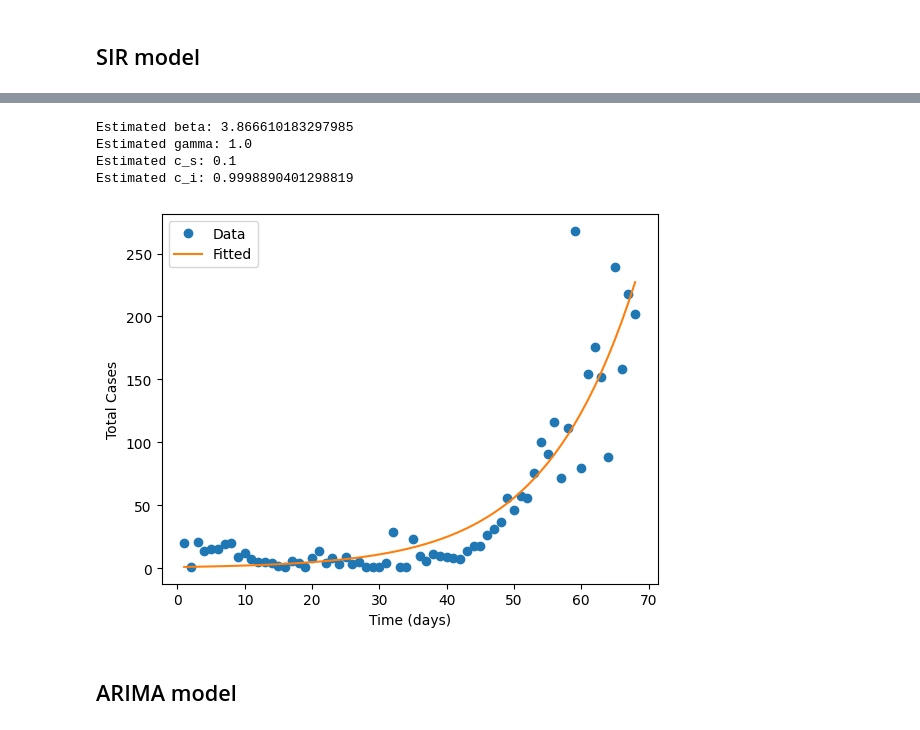
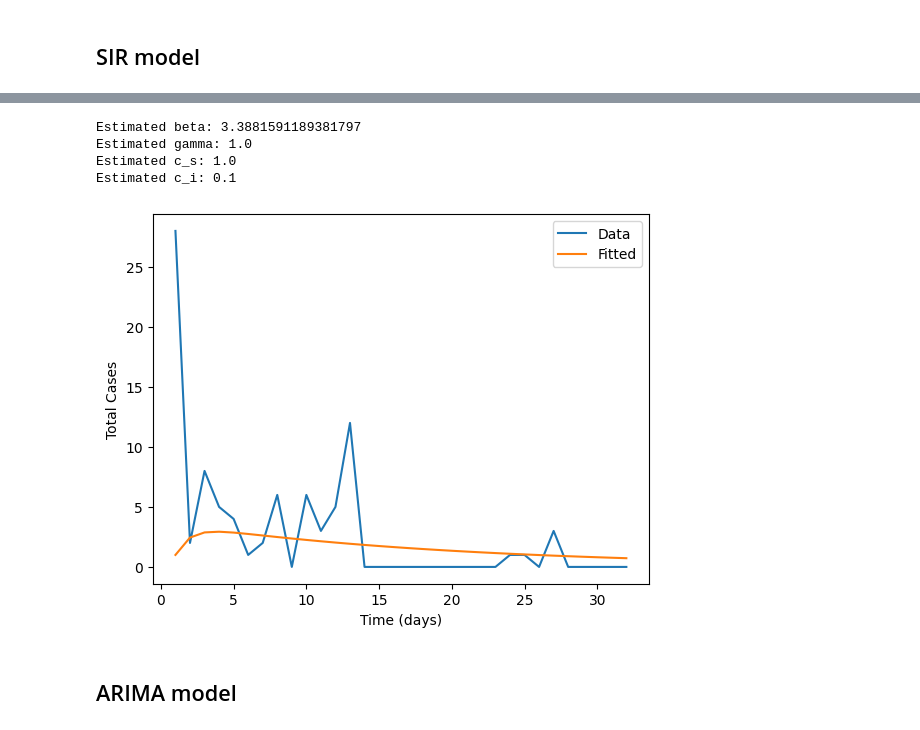
Before and after one commit to NguyenDucAnforwork/applied_statistics_prj, a Jupyter notebook: model/model.ipynb, the cells around one changed output, grey strips where cells are left out. Drawn from its saved outputs; the diff is of its cells as text; code cells hidden in the pictures.

```diff
--- a/model/model.ipynb
+++ b/model/model.ipynb
@@ -85,6 +89,8 @@ transit_stations         545
 workplaces               906
 residential_change       545
 dtype: int64
+# %%
+df = df.dropna()
 # %%
 df.dtypes
 # %% [output]
@@ -206,11 +161,11 @@ df_cleaned.tail(20)
 # %%
 #@title data preparation, sequence_length = 7, only normalize the training set
 feature_columns = df.columns.difference(['Date'])
-X_data = df_cleaned[feature_columns].values
-y_data = df_cleaned['daily_cases'].values
+X_data = df[feature_columns].values
+y_data = df['daily_cases'].values
 
 # Split the data into training and testing sets
-X_train, X_test, y_train, y_test = train_test_split(X_data, y_data, test_size=10/len(df_cleaned), random_state=42, shuffle=True)
+X_train, X_test, y_train, y_test = train_test_split(X_data, y_data, test_size=10/len(df), random_state=42, shuffle=True)
 
 # Normalize the data using only the training data
 scaler_X_train = StandardScaler()
@@ -233,7 +188,7 @@ def create_sequences(features, target, sequence_length):
         labels.append(label)
     return np.array(sequences), np.array(labels)
 
-sequence_length = 3
+sequence_length = 14
 X_train_seq, y_train_seq = create_sequences(X_train_scaled, y_train_scaled, sequence_length)
 X_test_seq, y_test_seq = create_sequences(X_test_scaled, y_test_scaled.reshape(-1,1), sequence_length)
 
@@ -1132,3 +1134,6 @@ RMSE: 1.2395340204238892
 R² score: -0.2763173580169678
 # %% [markdown]
 ## SIR model
+# %%
+df1 = df[(df['Date'] >= '2021-3-1') & (df['Date'] <= '2021-4-1')]
+df2 = df[(df['Date'] >= '2021-5-1') & (df['Date'] <= '2021-6-1')]
@@ -1135,5 +1145,5 @@ R² score: -0.2763173580169678
 # %%
-y_total = df_cleaned["daily_cases"].values[500:600]
+y_total = df2["daily_cases"].values
 x_total = np.arange(1, len(y_total) + 1)  # Correct number of elements
 
 # Initial number of people in each compartment
@@ -1169,7 +1179,7 @@ def mse(params, y_data):
     return np.mean(squared_errors)  # Calculate mean squared error
 
 # Define bounds for parameters
-bounds = [(0.01, 100),  # beta
+bounds = [(0.01, 10),  # beta
           (0.1, 1.0), # gamma
           (0.1, 1.0), # c_s
           (0.1, 1.0)] # c_i
@@ -1191,20 +1201,20 @@ print("Estimated gamma:", gamma_fit)
 print("Estimated c_s:", c_s_fit)
 print("Estimated c_i:", c_i_fit)
 # %% [output]
-Estimated beta: 3.866610183297985
+Estimated beta: 3.3881591189381797
 Estimated gamma: 1.0
-Estimated c_s: 0.1
-Estimated c_i: 0.9998890401298819
+Estimated c_s: 1.0
+Estimated c_i: 0.1
 # %%
 %matplotlib inline
-plt.plot(x_total, y_total, 'o', label="Data")
+plt.plot(x_total, y_total, label="Data")
 plt.plot(x_total, fitted_solution[:, 1] + fitted_solution[:, 4], '-', label="Fitted")
 plt.xlabel("Time (days)")
 plt.ylabel("Total Cases")
 plt.legend()
 plt.show()
 # %% [output]
-[figure, old version]
+[figure, new version]
 # %% [markdown]
 ## ARIMA model
 # %%
```
Also changed, not shown: parts of 21 cells of this notebook, 2 other files.
